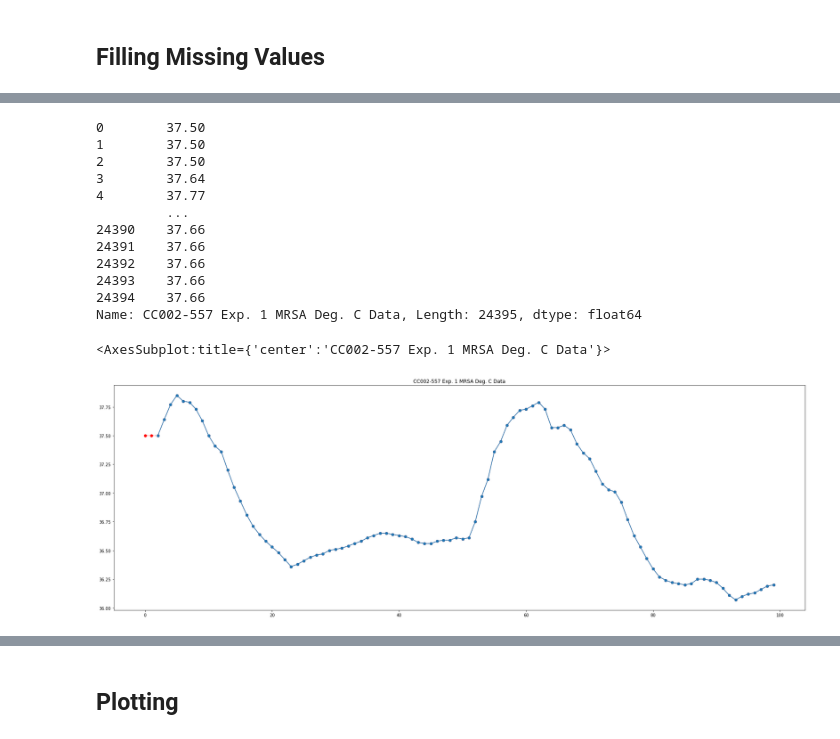
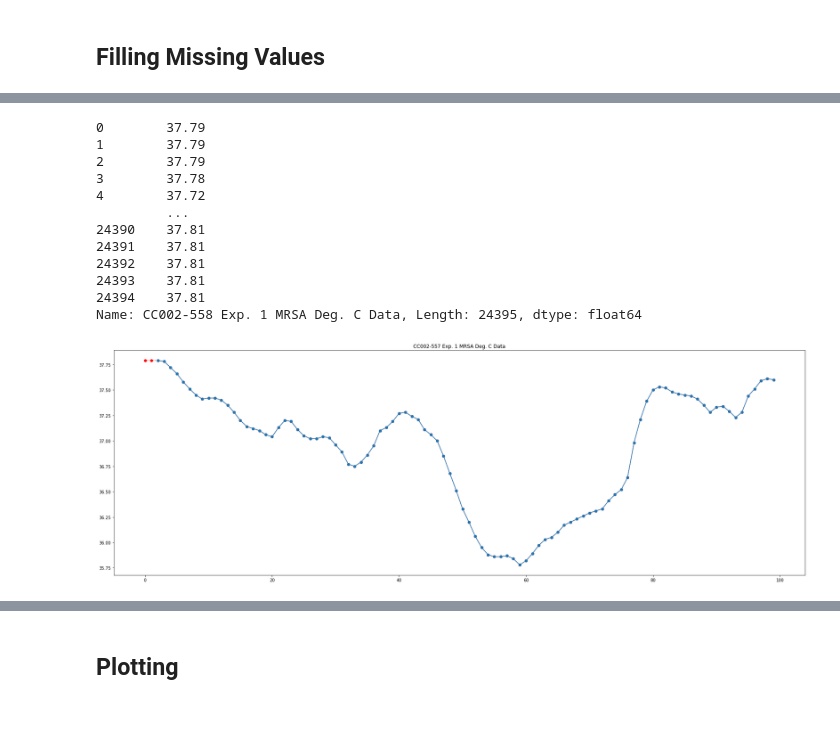
Before and after one commit to sheyaa/caterpillar_mset, a Jupyter notebook: mice_fill_missing_values.ipynb, the cells around one changed output, grey strips where cells are left out. Drawn from its saved outputs; the diff is of its cells as text; code cells hidden in the pictures.

```diff
--- a/mice_fill_missing_values.ipynb
+++ b/mice_fill_missing_values.ipynb
@@ -81,6 +81,8 @@ for i, col_name in enumerate(combined_df.columns):
 plt.savefig('table_percentage.png', bbox_inches='tight', facecolor='white')
 # %% [output]
 [figure]
+# %%
+name = "CC002-558 Exp. 1 MRSA Deg. C Data"
 # %%
 # Plotting the time series and identifying the missing values
 fig,ax = plt.subplots(2,1,figsize=(15,6), sharex=True)
@@ -116,5 +119,5 @@ mice_temp["CC002-557 Exp. 1 MRSA Deg. C Data"][b:e].plot(title="CC002-557 Exp. 1
 # %%
 # Backward fill imputation
-b_mice_temp = mice_temp['CC002-557 Exp. 1 MRSA Deg. C Data'].fillna(method="bfill")
+b_mice_temp = mice_temp[name].fillna(method="bfill")
 b_mice_temp
 # %% [output]
@@ -142,22 +144,21 @@ mice_temp["CC002-557 Exp. 1 MRSA Deg. C Data"][b:e].plot(title="CC002-557 Exp. 1
 f_mice_temp = b_mice_temp.fillna(method='ffill')
 f_mice_temp
 # %% [output]
-0        37.50
-1        37.50
-2        37.50
-3        37.64
-4        37.77
+0        37.79
+1        37.79
+2        37.79
+3        37.78
+4        37.72
          ...
-24390    37.66
-24391    37.66
-24392    37.66
-24393    37.66
-24394    37.66
-Name: CC002-557 Exp. 1 MRSA Deg. C Data, Length: 24395, dtype: float64
+24390    37.81
+24391    37.81
+24392    37.81
+24393    37.81
+24394    37.81
+Name: CC002-558 Exp. 1 MRSA Deg. C Data, Length: 24395, dtype: float64
 # %%
 # Forward fill plot
 f_mice_temp[b:e].plot(color="red", marker="o", linestyle="dotted", figsize=(30,10))
-mice_temp["CC002-557 Exp. 1 MRSA Deg. C Data"][b:e].plot(title="CC002-557 Exp. 1 MRSA Deg. C Data", marker="o")
+ffill_plot = mice_temp[name][b:e].plot(title="CC002-557 Exp. 1 MRSA Deg. C Data", marker="o")
 # %% [output]
-<AxesSubplot:title={'center':'CC002-557 Exp. 1 MRSA Deg. C Data'}>
-[figure, old version]
+[figure, new version]
```
Also changed, not shown: parts of 12 cells of this notebook.
